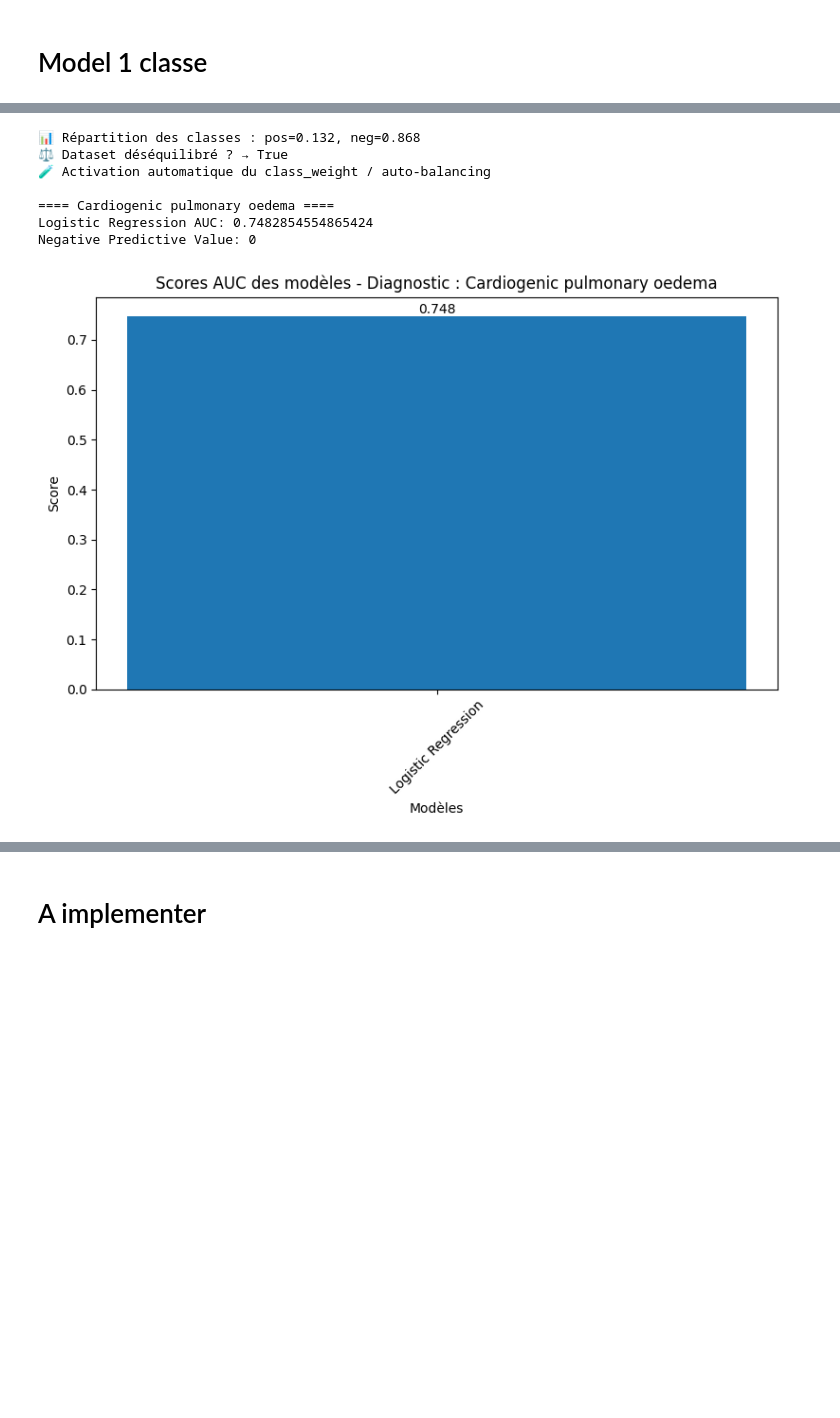
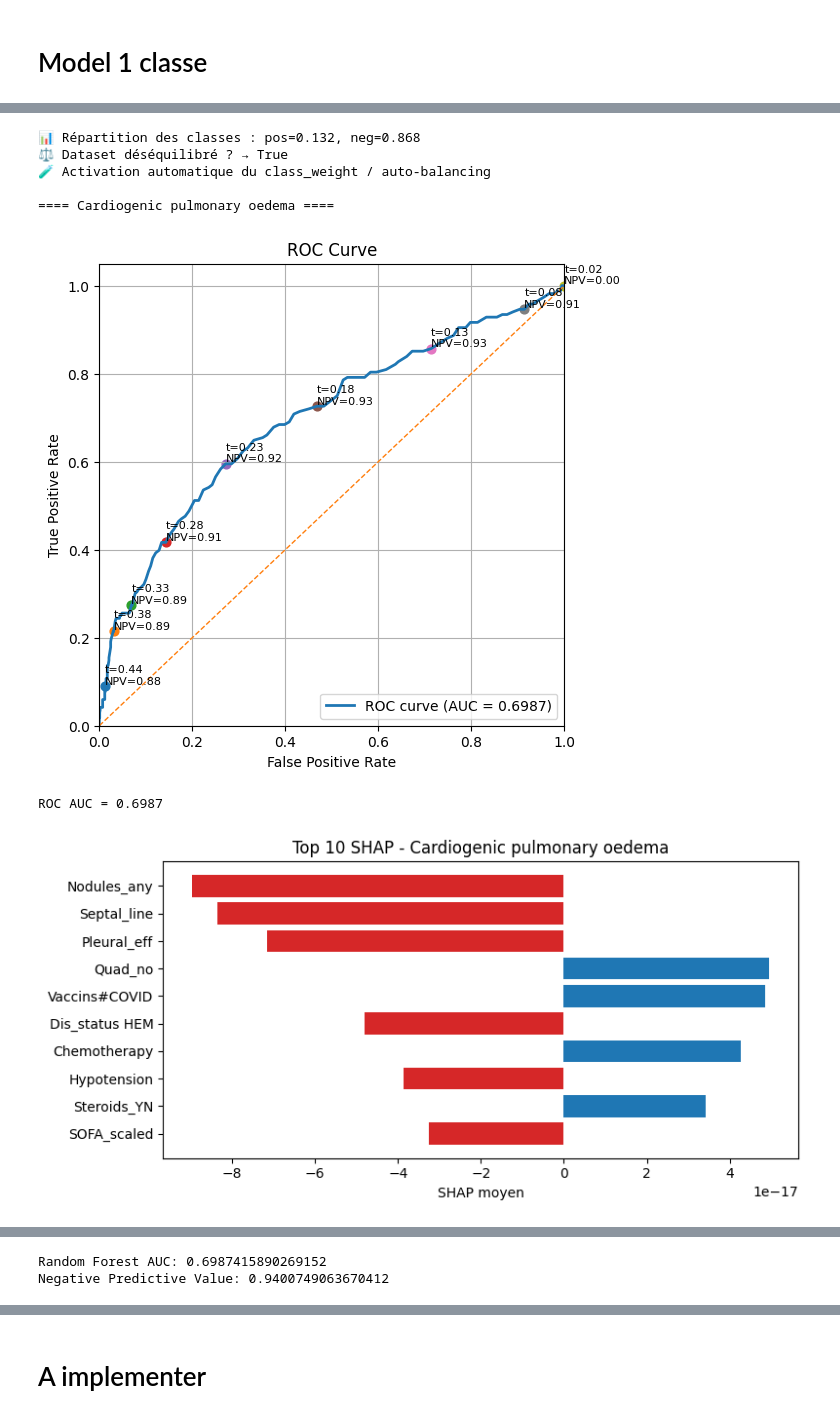
Before and after one commit to Romain-Forte/respiratory_diagnostics, a Jupyter notebook: dev_algo.ipynb, the cells around one changed output, grey strips where cells are left out. Cells and saved outputs as stored; diff of their text form; code cells hidden in the pictures; blank space fills up the shorter version.

Commit message:
shap et exp

```diff
--- a/dev_algo.ipynb
+++ b/dev_algo.ipynb
@@ -134,12 +126,15 @@ False
 # %%
-import matplotlib.pyplot as plt
+
 from imblearn.pipeline import Pipeline
-sys.modules.pop('utils.visualisation')
+
+sys.modules.pop('utils.analyse_sensibilite', None)
+sys.modules.pop('utils.feature_importance', None)
 from utils.algo_prediction import preparer_jeu_xy, AutoStandardScaler
 from utils.models_and_metrics import get_models, get_metric, negative_predictive_value
 from utils.data_aug import get_augmentation_methods
 from utils.visualisation import show_metrics_binary, show_roc_curve,plot_model_bars
 from utils.analyse_sensibilite import analyse_sensibilite
+from utils.feature_importance import  plot_top10_features_per_estimator,shap_top10
 
 def run_for_target(df_features_clean,
                    df_labels_fusion,
@@ -148,6 +143,9 @@ def run_for_target(df_features_clean,
                    MAIN_METRIC_NAME,
                    THRESHOLD,
                    show_roc = False,
+                   show_importance = False,
+                   show_shap = False,
+                   method_importance ='native_importance',
                    sensibilite = False,
                    features_sensibilite =  ["Neutropenie", "Prophylaxis_antifungal"],
                    type_sensi = 'all'):
@@ -194,12 +192,28 @@ def run_for_target(df_features_clean,
         model_scores[str(model_name)] = score
         if show_roc:
             show_roc_curve(y_test, y_pred)
+        if show_importance:
+            plot_top10_features_per_estimator(pipe_train.named_steps["model"],
+                                              feature_names=X_train.columns,
+                                              col_names=[target_col],
+                                              method = method_importance,
+                                              X_test = X_test,
+                                              y_test = y_test,
+                                              to_save=False,
+                                              dir_save='D:/graphs_bdd/importance')
+        if show_shap:
+            shap_top10(model= pipe_train.named_steps["model"],
+                                     X_test = X_test,
+                                     col_names=target_col,
+                                     to_save=False,
+                                     dir_save='D:/graphs_bdd/shap')
 
 
         print(model_name, "AUC:", score)
 
         # métrique additionnelle (sur seuil)
-        print("Negative Predictive Value:", negative_predictive_value(y_test, y_pred))
+        y_pred_bin = (y_pred > THRESHOLD).astype(int)
+        print("Negative Predictive Value:", negative_predictive_value(y_test, y_pred_bin))
 
     plot_model_bars(model_scores,title=f"Scores AUC des modèles - Diagnostic : {target_col}")
     if sensibilite:
@@ -226,34 +240,37 @@ def run_for_target(df_features_clean,
                 scaler = pipe_train.named_steps["scaler"]   # déjà fit pendant l'entraînement
                 score = metric_fn(y_test, y_pred)
                 # print score
                 drop_scores[feature] = score
             plot_model_bars(drop_scores,title=f"Chute AUC lorsqu'on drop certaines colonnes ")
 
 
         else:
             analyse_sensibilite(pipe_test,X_test,features_sensibilite,type_sensi = type_sensi)
 
 
 target_col = 'Cardiogenic pulmonary oedema'
-MODEL_NAMES =  ['Logistic Regression']
+MODEL_NAMES =  ['Random Forest']
 MAIN_METRIC_NAME = 'roc_auc'
 THRESHOLD = 0.11
 features_sensibilite =  ["Neutropenie", "Prophylaxis_antifungal"]
 run_for_target(df_features_clean,
                    df_labels_fusion,
                    target_col,
                    MODEL_NAMES,
                    MAIN_METRIC_NAME,
                    THRESHOLD,
                    sensibilite = False,
+                   show_importance=False,
+                   show_roc= True,
+                   show_shap = True,
                    features_sensibilite = features_sensibilite ,
                    type_sensi = 'all')
 # %% [output]
 📊 Répartition des classes : pos=0.132, neg=0.868
 ⚖️ Dataset déséquilibré ? → True
 🧪 Activation automatique du class_weight / auto-balancing
 
 ==== Cardiogenic pulmonary oedema ====
-Logistic Regression AUC: 0.7482854554865424
-Negative Predictive Value: 0
-[figure, old version]
+[figure, new version]
+ROC AUC = 0.6987
+[figure, added]
@@ -259,0 +278,2 @@ Negative Predictive Value: 0
+Random Forest AUC: 0.6987415890269152
+Negative Predictive Value: 0.9400749063670412
```
Also changed, not shown: parts of 7 cells of this notebook, 4 other files.
